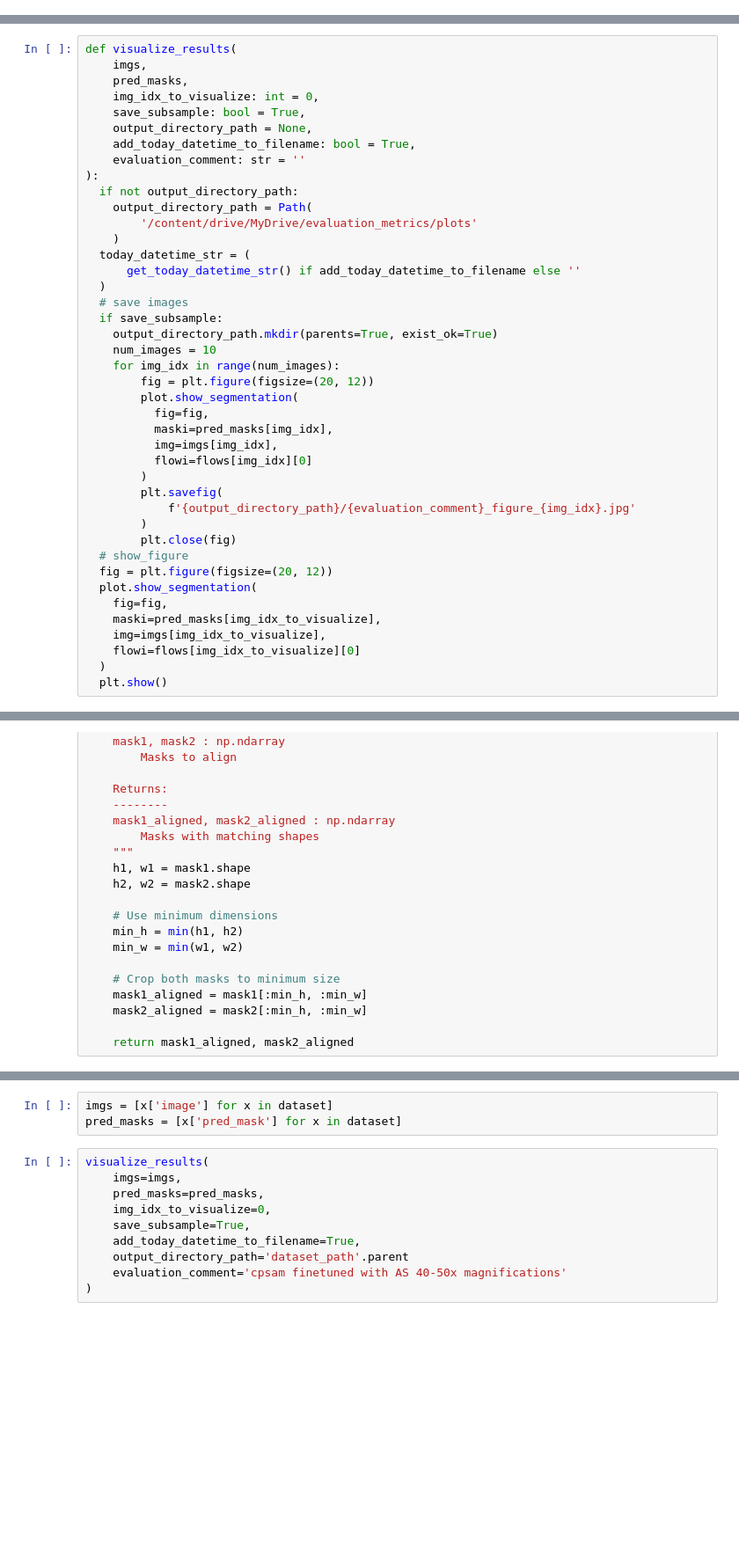
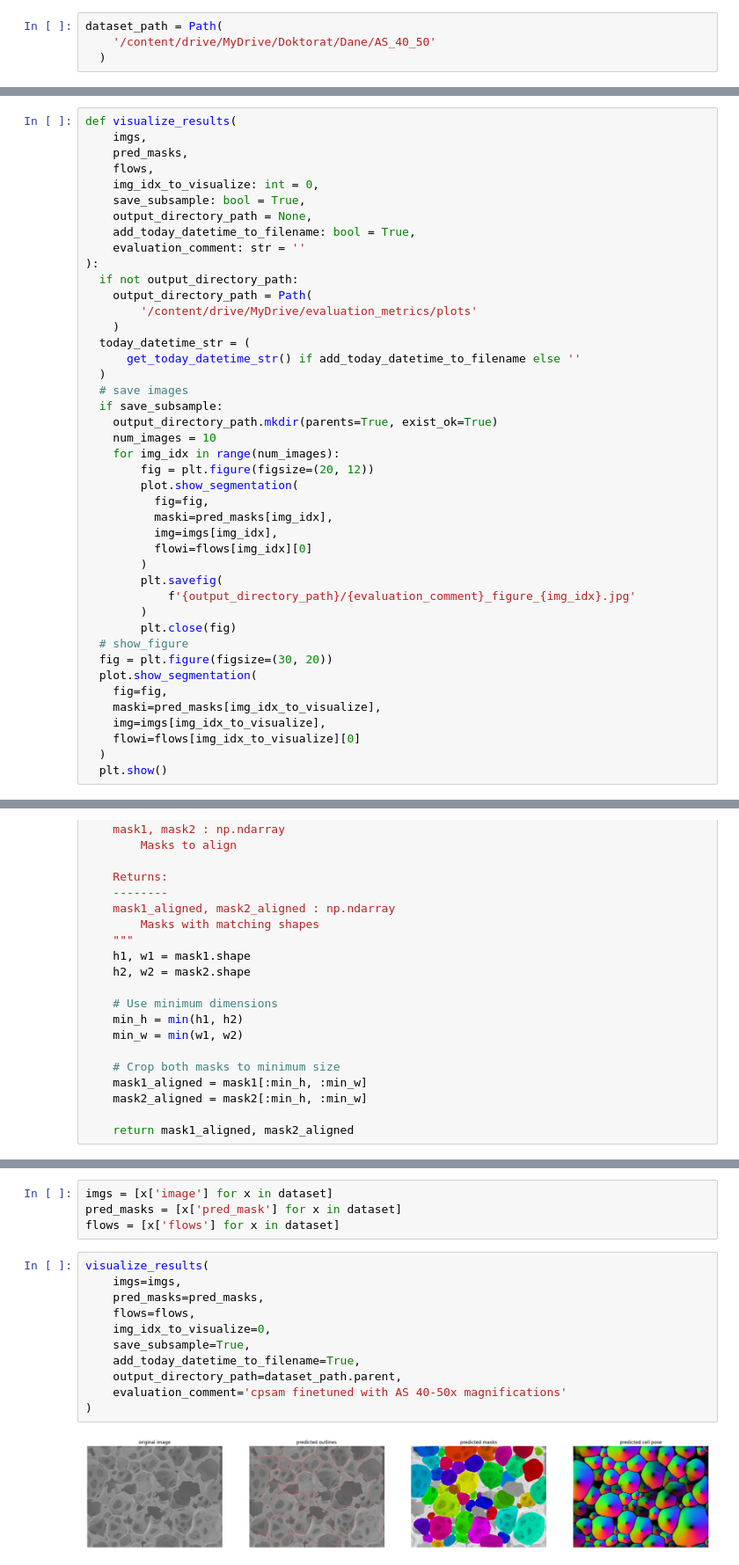
Before and after one commit to DWalicki95/MaterialsVision, a Jupyter notebook: notebooks/cellpose_finetuned_evaluation.ipynb, the cells around one changed output, grey strips where cells are left out. Shown at 88% size. Cells and saved outputs as stored; diff of their text form; blank space fills up the shorter version.

```diff
--- a/notebooks/cellpose_finetuned_evaluation.ipynb
+++ b/notebooks/cellpose_finetuned_evaluation.ipynb
@@ -44,3 +66,7 @@ dataset_path = Path(
+# %%
+dataset_path = Path(
+    '/content/drive/MyDrive/Doktorat/Dane/AS_40_50'
+  )
 # %%
 def remove_temp_files(ds_path):
   ds = []
@@ -333,6 +365,7 @@ def summarize_evaluation(
 def visualize_results(
     imgs,
     pred_masks,
+    flows,
     img_idx_to_visualize: int = 0,
     save_subsample: bool = True,
     output_directory_path = None,
@@ -363,7 +396,7 @@ def visualize_results(
         )
         plt.close(fig)
   # show_figure
-  fig = plt.figure(figsize=(20, 12))
+  fig = plt.figure(figsize=(30, 20))
   plot.show_segmentation(
     fig=fig,
     maski=pred_masks[img_idx_to_visualize],
@@ -638,13 +693,17 @@ summarize_evaluation(
 # %%
 imgs = [x['image'] for x in dataset]
 pred_masks = [x['pred_mask'] for x in dataset]
+flows = [x['flows'] for x in dataset]
 # %%
 visualize_results(
     imgs=imgs,
     pred_masks=pred_masks,
+    flows=flows,
     img_idx_to_visualize=0,
     save_subsample=True,
     add_today_datetime_to_filename=True,
-    output_directory_path='dataset_path'.parent
+    output_directory_path=dataset_path.parent,
     evaluation_comment='cpsam finetuned with AS 40-50x magnifications'
 )
+# %% [output]
+[figure, added]
```
Also changed, not shown: parts of 18 cells of this notebook.
